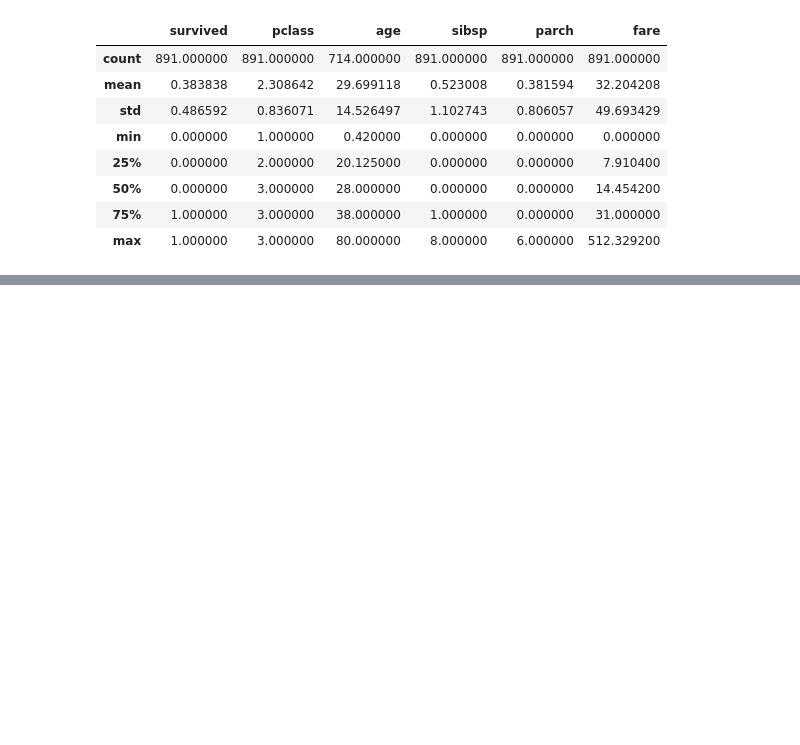
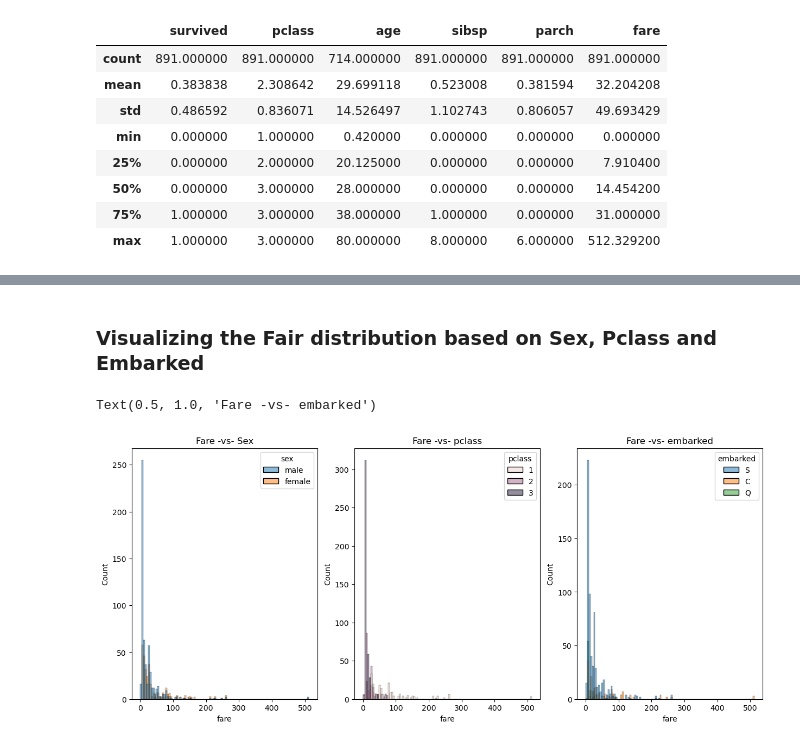
Before and after one commit to anonymous298/Exploratory_Data_Analysis, a Jupyter notebook: Notebooks/EDA_Titanic_Dataset.ipynb, the cells around one changed output, grey strips where cells are left out. Drawn from its saved outputs; the diff is of its cells as text; code cells hidden in the pictures; blank space fills up the shorter version.

```diff
--- a/Notebooks/EDA_Titanic_Dataset.ipynb
+++ b/Notebooks/EDA_Titanic_Dataset.ipynb
@@ -84,0 +176,18 @@ df.head()
+# %% [markdown]
+### Visualizing the Fair distribution based on Sex, Pclass and Embarked
+# %%
+plt.figure(figsize=(15,6))
+plt.subplot(1,3,1)
+sns.histplot(data=df, x='fare', hue='sex')
+plt.title('Fare -vs- Sex')
+
+plt.subplot(1,3,2)
+sns.histplot(data=df, x='fare', hue='pclass')
+plt.title('Fare -vs- pclass')
+
+plt.subplot(1,3,3)
+sns.histplot(data=df, x='fare', hue='embarked')
+plt.title('Fare -vs- embarked')
+# %% [output]
+Text(0.5, 1.0, 'Fare -vs- embarked')
+[figure, added]
```
Also changed, not shown: parts of 55 cells of this notebook.
